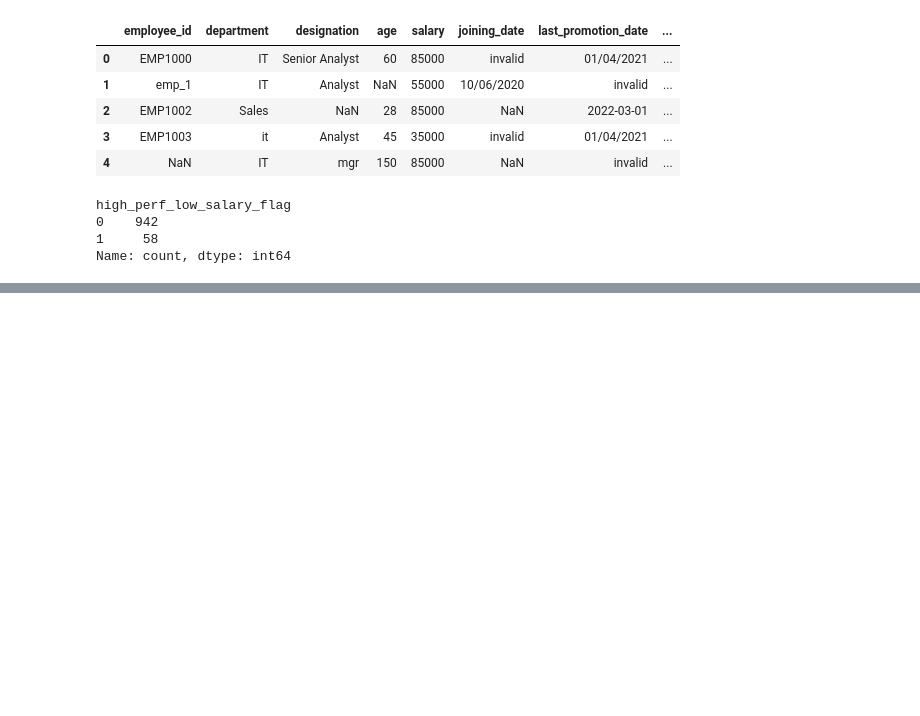
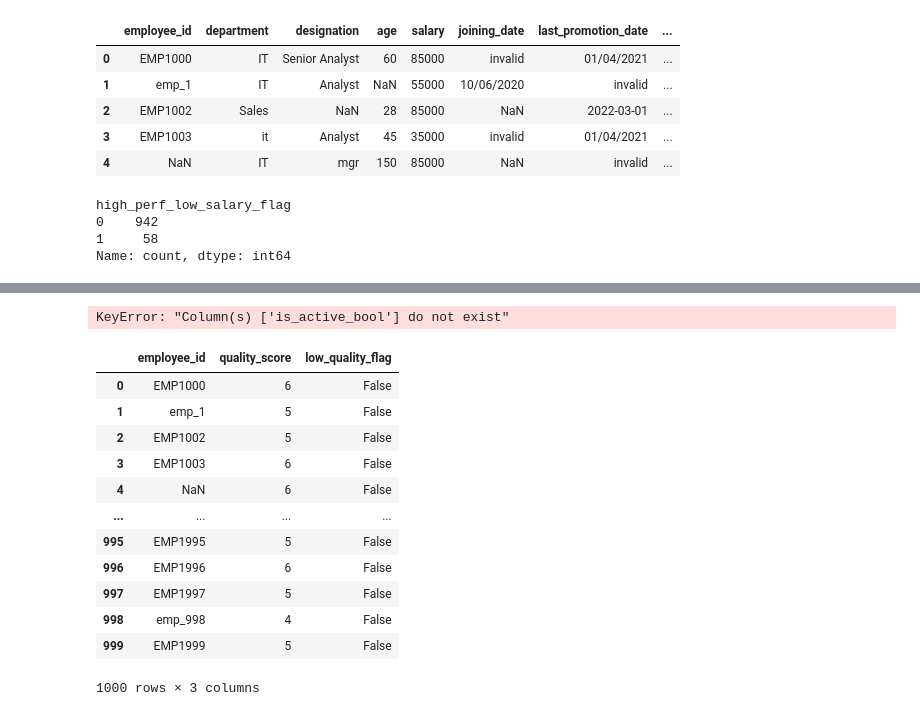
Before and after one commit to RuthvikKarne/TekWorks-Assignments, a Jupyter notebook: pandas_hw/Employee_Data_Cleaning_Project.ipynb, the cells around one changed output, grey strips where cells are left out. Cells and saved outputs as stored; diff of their text form; code cells hidden in the pictures; blank space fills up the shorter version.

```diff
--- a/pandas_hw/Employee_Data_Cleaning_Project.ipynb
+++ b/pandas_hw/Employee_Data_Cleaning_Project.ipynb
@@ -167,0 +322,61 @@ result
+# %%
+# Standardize department
+df['dept_std'] = df['department'].astype(str).str.strip().str.lower()
+
+# Attrition calculation (fixed: removed extra ))
+dept_attrition = (
+    df
+    .groupby('dept_std', observed=True)
+    .agg(
+        total_employees=('employee_id', 'count'),
+        inactive_employees=('is_active_bool', lambda x: (~x).sum())
+    )
+    .assign(attrition_rate=lambda x: x['inactive_employees'] / x['total_employees'])
+    .reset_index()
+)
+
+dept_attrition
+# %% [output]
+KeyError: "Column(s) ['is_active_bool'] do not exist"
+# %%
+#10 Create a final quality score per row based on number of valid fields and flag rows below a quality threshold.
+
+# Clean performance rating
+df['performance_rating_num'] = pd.to_numeric(
+    df['performance_rating'], errors='coerce'
+)
+
+# Define valid field checks
+valid_fields = {
+    'age': df['age_num'].notna(),
+    'experience': df['experience_num'].notna(),
+    'salary': df['salary_num'].notna(),
+    'department': df['department'].notna(),
+    'designation': df['designation'].notna(),
+    'performance_rating': df['performance_rating_num'].notna()
+}
+
+# Compute quality score
+df['quality_score'] = sum(valid_fields.values())
+
+# Define threshold (example: at least 4 valid fields)
+quality_threshold = 4
+
+# Flag low-quality rows
+df['low_quality_flag'] = df['quality_score'] < quality_threshold
+
+df[['employee_id', 'quality_score', 'low_quality_flag']]
+# %% [output]
+|  | employee_id | quality_score | low_quality_flag |
+| 0 | EMP1000 | 6 | False |
+| 1 | emp_1 | 5 | False |
+| 2 | EMP1002 | 5 | False |
+| 3 | EMP1003 | 6 | False |
+| 4 | NaN | 6 | False |
+| ... | ... | ... | ... |
+| 995 | EMP1995 | 5 | False |
+| 996 | EMP1996 | 6 | False |
+| 997 | EMP1997 | 5 | False |
+| 998 | emp_998 | 4 | False |
+| 999 | EMP1999 | 5 | False |
+1000 rows × 3 columns
```
Also changed, not shown: parts of 9 cells of this notebook, 3 other files.
